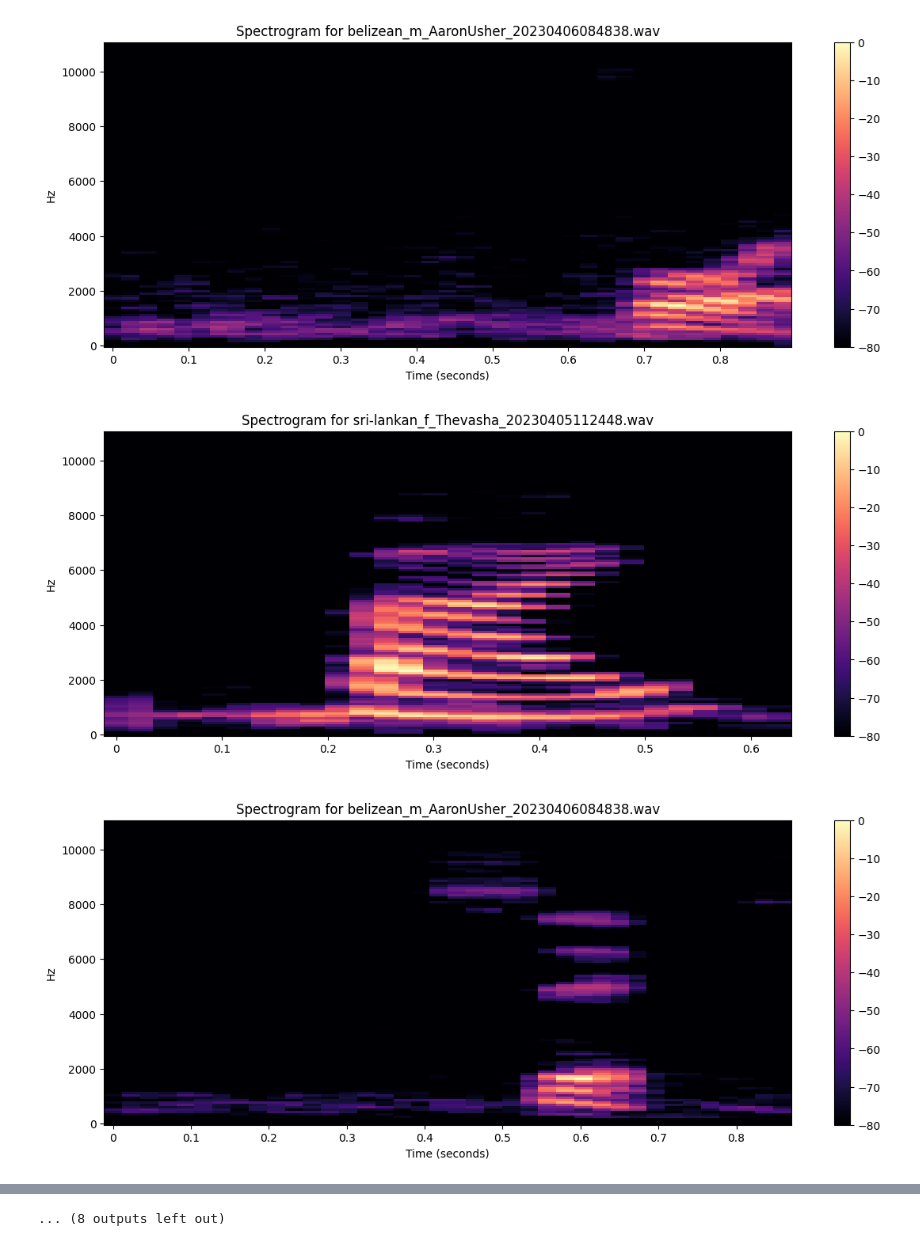
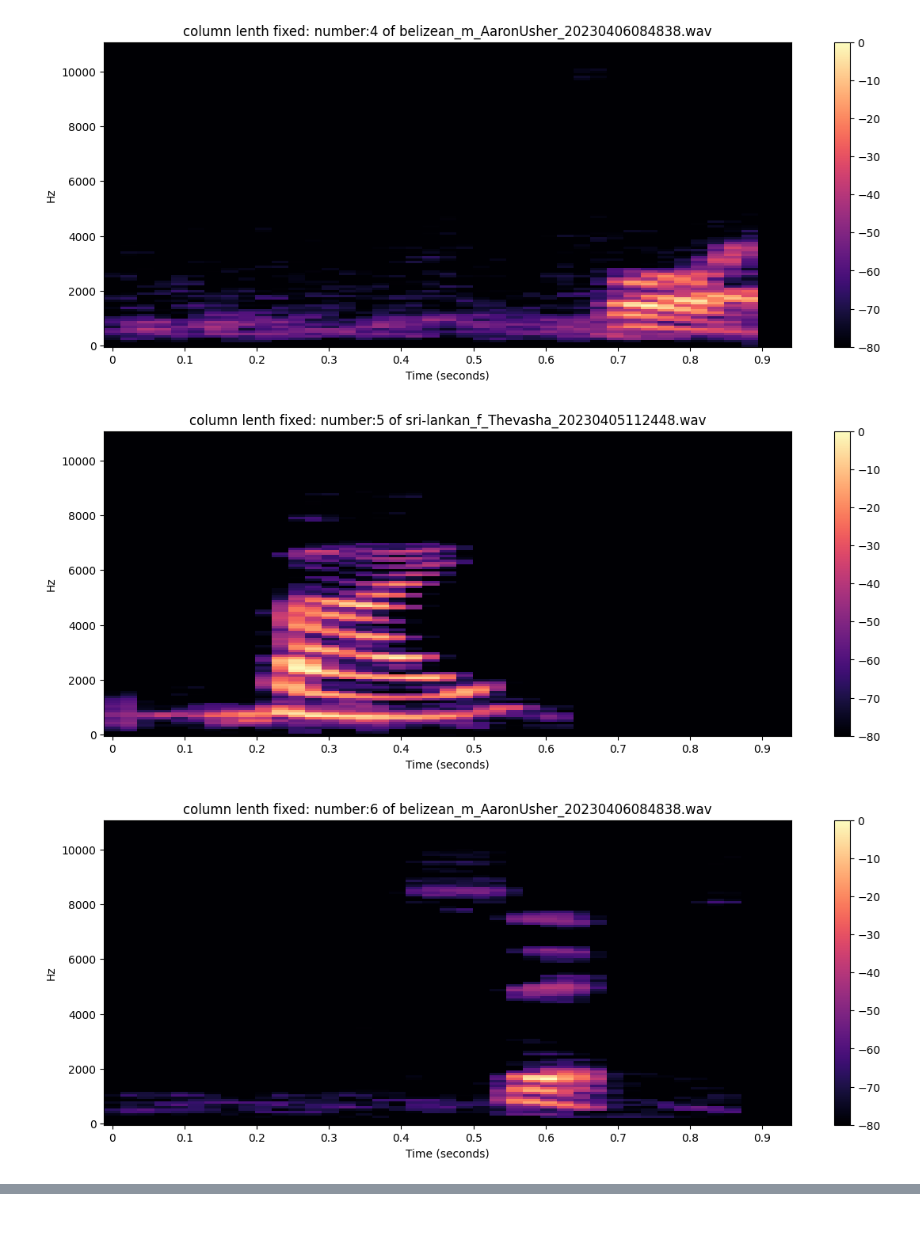
Before and after one commit to KSiva199/Final-Project-Audio, a Jupyter notebook: practice copy.ipynb, the cells around one changed output, grey strips where cells are left out. Cells and saved outputs as stored; diff of their text form; code cells hidden in the pictures.

```diff
--- a/practice copy.ipynb
+++ b/practice copy.ipynb
@@ -74,55 +141,6 @@ import os
 # %%
-spectrograms_dictionary = {}
-waveforms_dictionary = {}
-mel_spectrogram_dictionary= {}
-mel_spectrogram_crop_dictionary= {}
-
-
-
-path = "./audio/"
-
-for j in range(10):
-    c=0
-    spectrograms = []
-    waveforms = []
-    mel_spectrogram = []
-    mel_spectrogram_crop =[]
-
-    dir_list = os.listdir(f"{path}{j}/")
-
-
-    for i,file_name in enumerate(dir_list):
-
-        y, sr = librosa.load(f"{path}{j}/{file_name}")
-        waveforms.append(y)
-
-        spectrogram = librosa.stft(y)
-        spectrograms.append(spectrogram)
-
-        S=librosa.feature.melspectrogram(y=y,sr=sr,n_mels=128,)
-        s_db_mel=librosa.amplitude_to_db(S, ref=np.max)
-        mel_spectrogram.append(s_db_mel)
-
-        mask = s_db_mel.max(axis=0) >-70 #np.min(stats.mode(s_db_mel))
-        filtered_arr = s_db_mel[:, mask]
-        mel_spectrogram_crop.append(filtered_arr)
-
-        if c==0:
-            plt.figure(figsize=(14,5))
-            img=librosa.display.specshow(filtered_arr,sr=sr,x_axis='s',y_axis='linear')
-            plt.title(f'Spectrogram for {dir_list[i]}')
-            plt.colorbar()
-            c=1
-
-
-    spectrograms_dictionary[j] = spectrograms
-
-    waveforms_dictionary[j] = waveforms
-    mel_spectrogram_dictionary[j]= mel_spectrogram
-    mel_spectrogram_crop_dictionary[j]=mel_spectrogram_crop
-
 #setup the same dimension size to the all croped mel spectrograms
-
+mel_spectro_crop_dictionary_fix_dim= {}
 #maximum number of columns among all arrays
 max_cols = max([arr.shape[1] for num, mel_spectrogram_crop in mel_spectrogram_crop_dictionary.items() for arr in mel_spectrogram_crop])
 
@@ -137,9 +155,9 @@ for num, mel_spectrogram_crop in mel_spectrogram_crop_dictionary.items():
         if c==0:
             plt.figure(figsize=(14,5))
             img=librosa.display.specshow(new_arr,sr=sr,x_axis='s',y_axis='linear')
-            plt.title(f'column lenth fixed: {dir_list[i]}')
+            plt.title(f'column lenth fixed: number:{num} of {os.listdir(f"{path}{num}/")[i]}')
             plt.colorbar()
             c=1
 
-    mel_spectrogram_crop_dictionary.update({num : mel_spectrogram_crop})
+    mel_spectro_crop_dictionary_fix_dim.update({num : mel_spectrogram_crop})
 # %% [output]
@@ -150,3 +168,3 @@ for num, mel_spectrogram_crop in mel_spectrogram_crop_dictionary.items():
-[figure, old version]
+[figure, new version]
-[figure, old version]
+[figure, new version]
-[figure, old version]
+[figure, new version]
@@ -158,4 +174,3 @@ for num, mel_spectrogram_crop in mel_spectrogram_crop_dictionary.items():
-... (8 outputs left out)
 # %%
 # Writing all the data to pickle files
 import pickle
```
Also changed, not shown: parts of 7 cells of this notebook, 6 other files.
